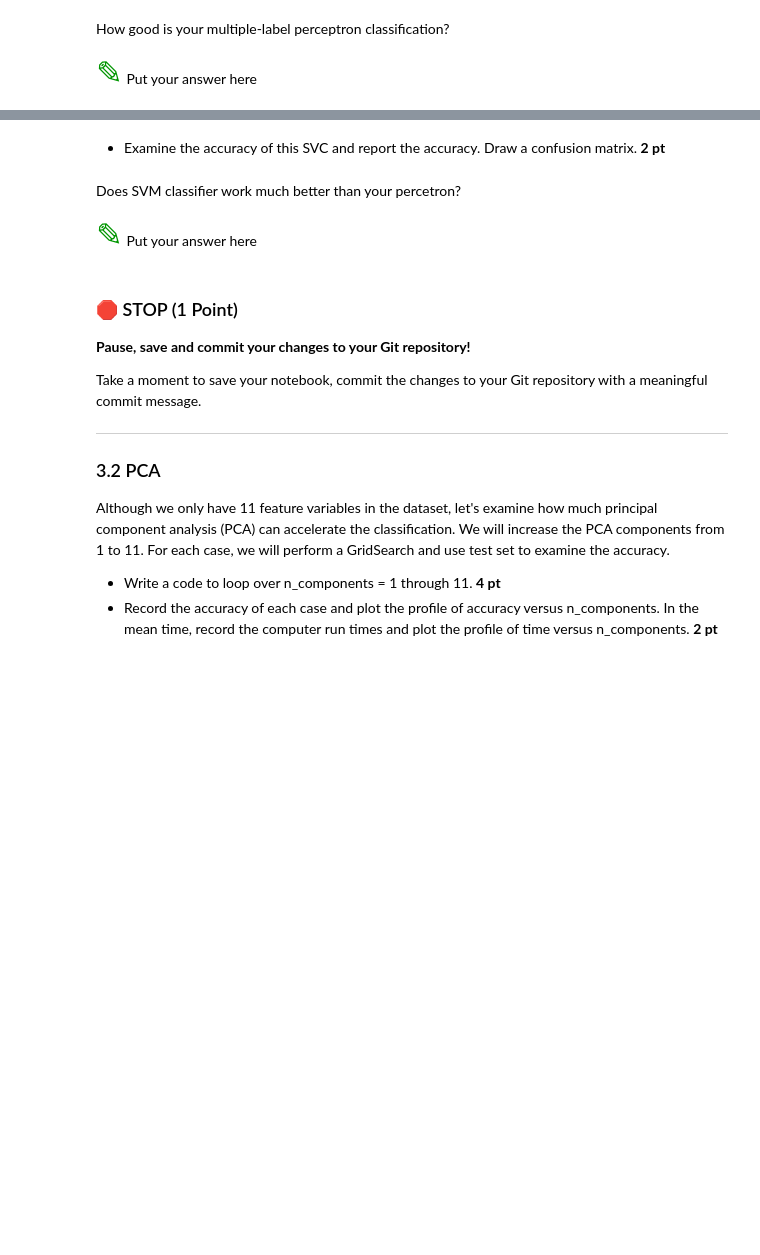
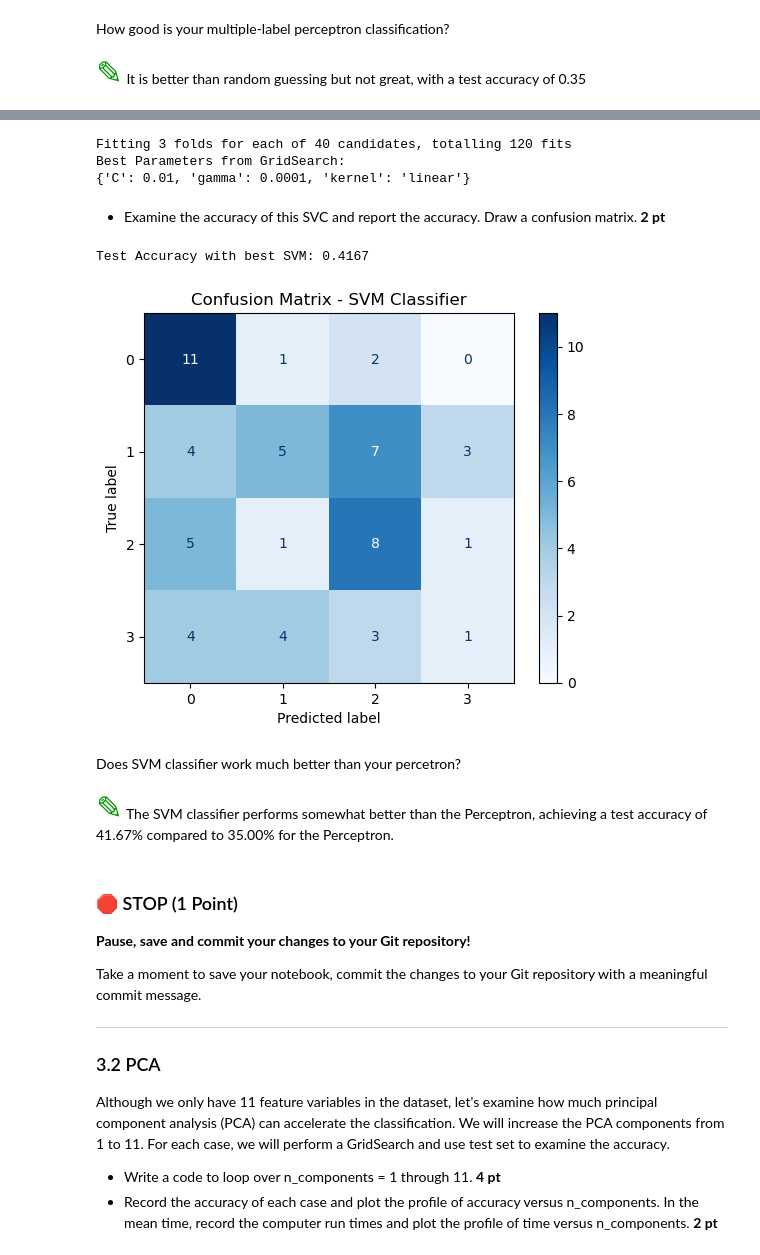
Before and after one commit to mcleesja/CMSE202-f25-turnin1, a Jupyter notebook: hw-04/HW-04_Perceptron_SVM_McLees.ipynb, the cells around one changed output, grey strips where cells are left out. Saved outputs shown, nothing was run; the diff lists cells and outputs as text; code cells hidden in the pictures; blank space fills up the shorter version.

```diff
--- a/hw-04/HW-04_Perceptron_SVM_McLees.ipynb
+++ b/hw-04/HW-04_Perceptron_SVM_McLees.ipynb
@@ -457,7 +457,7 @@ Test Accuracy: 0.3500
 # %% [markdown]
 How good is your multiple-label perceptron classification?
 # %% [markdown]
-<font size=6 color="#009600">&#9998;</font> Put your answer here
+<font size=6 color="#009600">&#9998;</font> It is better than random guessing but not great, with a test accuracy of 0.35
 # %% [markdown]
 
 ### &#128721; STOP (1 Point)
@@ -482,14 +482,58 @@ Let's re-use the customer category data. There are five caterogies with multiple
 * Complete GridSearch to extract best parameters gets **5 pt**.
 # %%
 # put your code here.
+df_small = dataset.head(200)
+X_small = df_small.drop(columns=['custcat'])
+y_small = df_small['custcat']
+X_train, X_test, y_train, y_test = train_test_split(X_small, y_small, test_size=0.3, random_state=42)
+from sklearn.model_selection import GridSearchCV
+from sklearn.svm import SVC
+
+param_grid = {
+    'C': [1e-2, 1e-1, 1, 10],
+    'gamma': [1e-4, 0.001, 0.01, 0.1, 1],
+    'kernel': ['linear', 'rbf']
+}
+clf = GridSearchCV(SVC(class_weight='balanced'), param_grid, cv=3, verbose=1)
+clf.fit(X_train, y_train)
+print("Best Parameters from GridSearch:")
+print(clf.best_params_)
+# %% [output]
+Fitting 3 folds for each of 40 candidates, totalling 120 fits
+Best Parameters from GridSearch:
+{'C': 0.01, 'gamma': 0.0001, 'kernel': 'linear'}
 # %% [markdown]
 * Examine the accuracy of this SVC and report the accuracy. Draw a confusion matrix. **2 pt**
 # %%
 # put your code here
+from sklearn.metrics import accuracy_score
+
+# Predict with the best model from GridSearch
+y_pred = clf.predict(X_test)
+
+# Calculate and print accuracy
+accuracy = accuracy_score(y_test, y_pred)
+print(f"Test Accuracy with best SVM: {accuracy:.4f}")
+# %% [output]
+Test Accuracy with best SVM: 0.4167
+# %%
+import matplotlib.pyplot as plt
+from sklearn.metrics import ConfusionMatrixDisplay, confusion_matrix
+
+# Create confusion matrix
+cm = confusion_matrix(y_test, y_pred, labels=clf.classes_)
+
+# Plot it
+disp = ConfusionMatrixDisplay(confusion_matrix=cm, display_labels=clf.classes_)
+disp.plot(cmap=plt.cm.Blues)
+plt.title("Confusion Matrix - SVM Classifier")
+plt.show()
+# %% [output]
+[figure, added]
 # %% [markdown]
 Does SVM classifier work much better than your percetron?
 # %% [markdown]
-<font size=6 color="#009600">&#9998;</font> Put your answer here
+<font size=6 color="#009600">&#9998;</font> The SVM classifier performs somewhat better than the Perceptron, achieving a test accuracy of 41.67% compared to 35.00% for the Perceptron.
 # %% [markdown]
 ### &#128721; STOP (1 Point)
 **Pause, save and commit your changes to your Git repository!**
```
